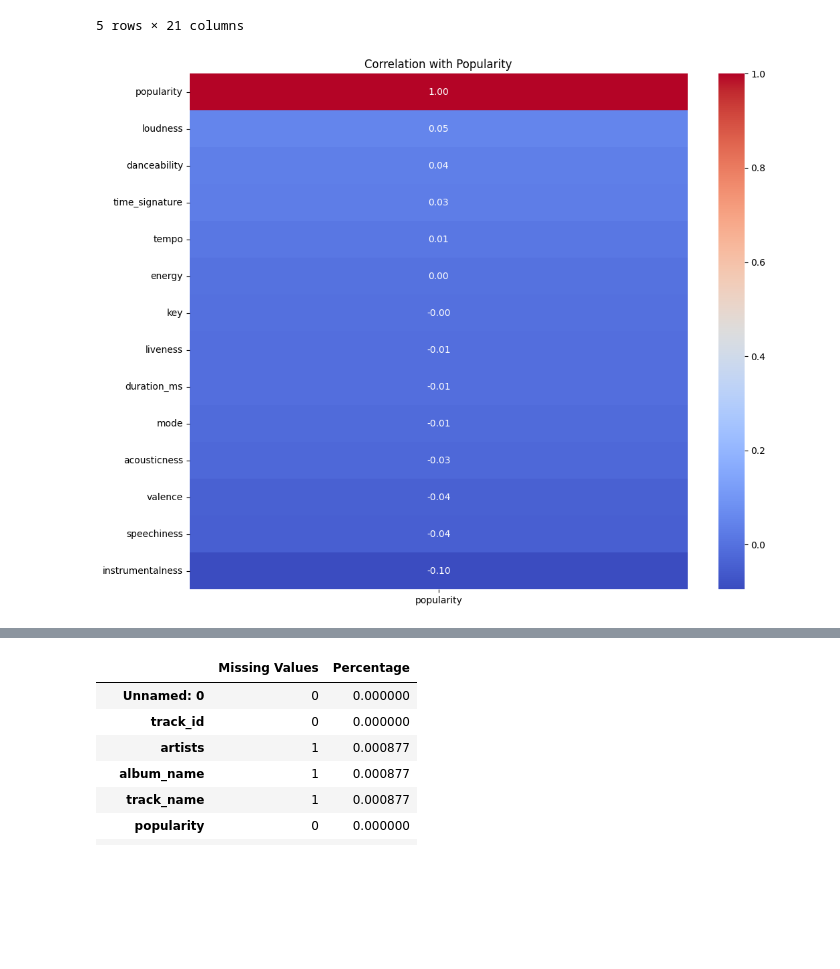
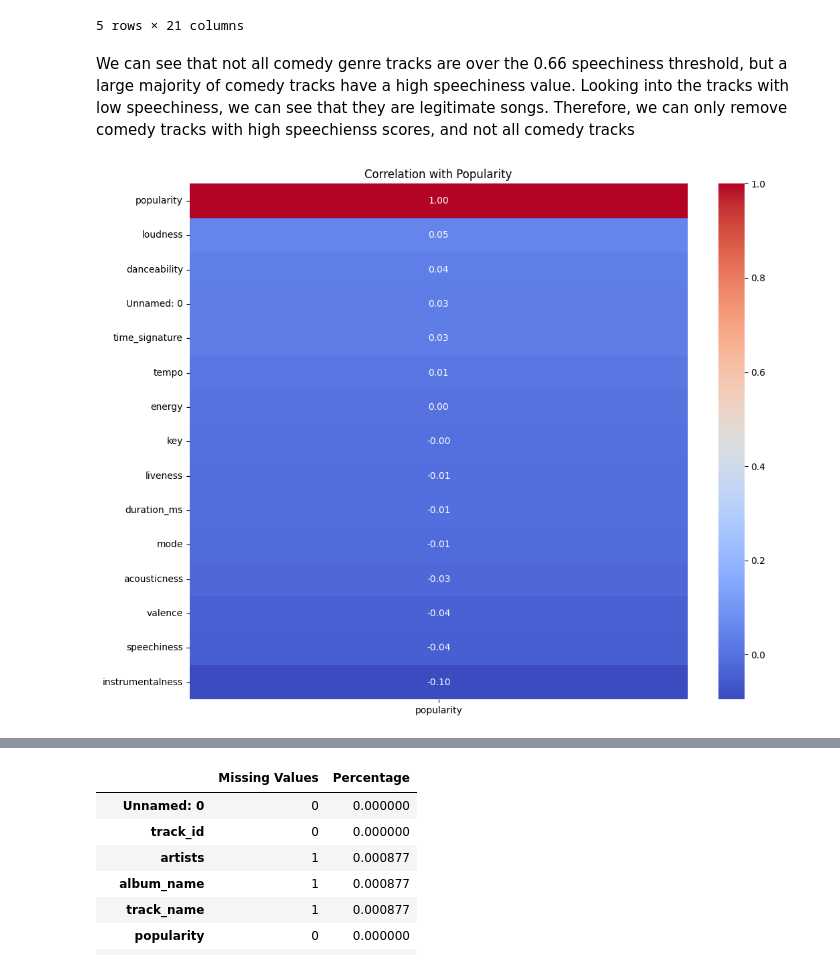
Before and after one commit to will-mccormack/CS-M148-Proj, a Jupyter notebook: Week_2_Spotify_Data_Cleaning_and_EDA.ipynb, the cells around one changed output, grey strips where cells are left out. Saved outputs shown, nothing was run; the diff lists cells and outputs as text; code cells hidden in the pictures; blank space fills up the shorter version.

```diff
--- a/Week_2_Spotify_Data_Cleaning_and_EDA.ipynb
+++ b/Week_2_Spotify_Data_Cleaning_and_EDA.ipynb
@@ -79,17 +85,18 @@ comedy_tracks[comedy_tracks['speechiness'] < 0.3].head(5)
 | 18005 | 18005 | 7MkysLvt3L8UFji2PceoFU | Lil Dicky;Brendon Urie | Professional Rapper | Molly (feat. Brendon Urie of Pani... | 66 | 244339 | True | ... |
 | 18006 | 18006 | 1TkWsnheqK0gBtvh07BtNX | Lil Dicky;Fetty Wap;Rich Homie Quan | Professional Rapper | $ave Dat Money (feat. Fetty Wap &... | 64 | 290835 | True | ... |
 5 rows × 21 columns
+# %% [markdown]
+We can see that not all comedy genre tracks are over the 0.66 speechiness threshold, but a large majority of comedy tracks have a high speechiness value. Looking into the tracks with low speechiness, we can see that they are legitimate songs. Therefore, we can only remove comedy tracks with high speechienss scores, and not all comedy tracks
 # %%
 import seaborn as sns
 
 numerical_cols = raw_data.select_dtypes(include=np.number).columns.tolist()
-numerical_cols.remove('Unnamed: 0') # Exclude 'Unnamed: 0' as requested
 
 correlation_matrix = raw_data[numerical_cols].corr()
 
 plt.figure(figsize=(12, 10))
 sns.heatmap(correlation_matrix[['popularity']].sort_values(by='popularity', ascending=False), annot=True, cmap='coolwarm', fmt=".2f")
 plt.title('Correlation with Popularity')
 plt.show()
 # %% [output]
-[figure, old version]
+[figure, new version]
```
Also changed, not shown: parts of 9 cells of this notebook.
